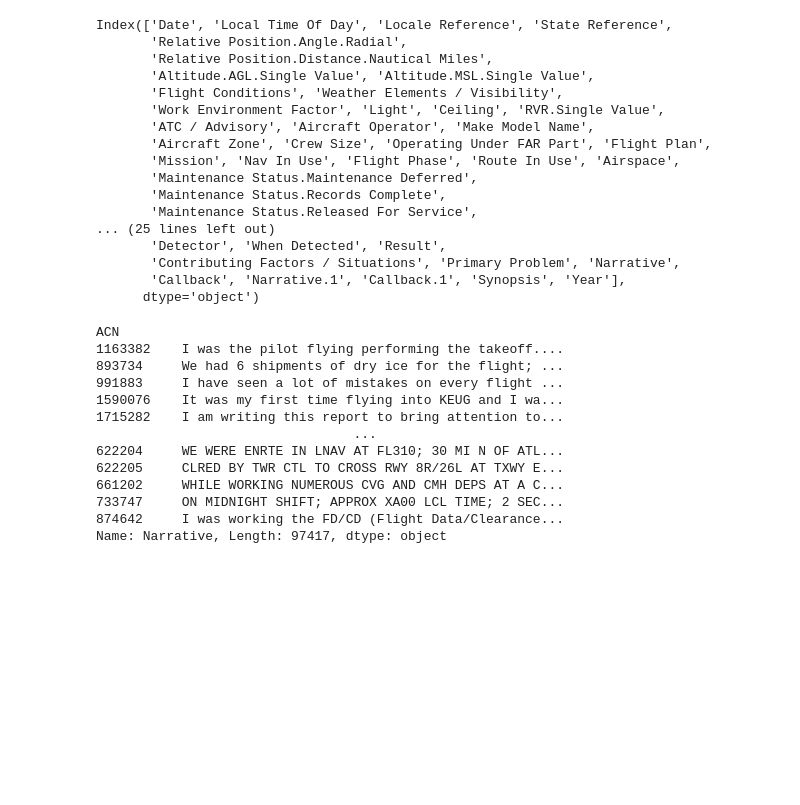
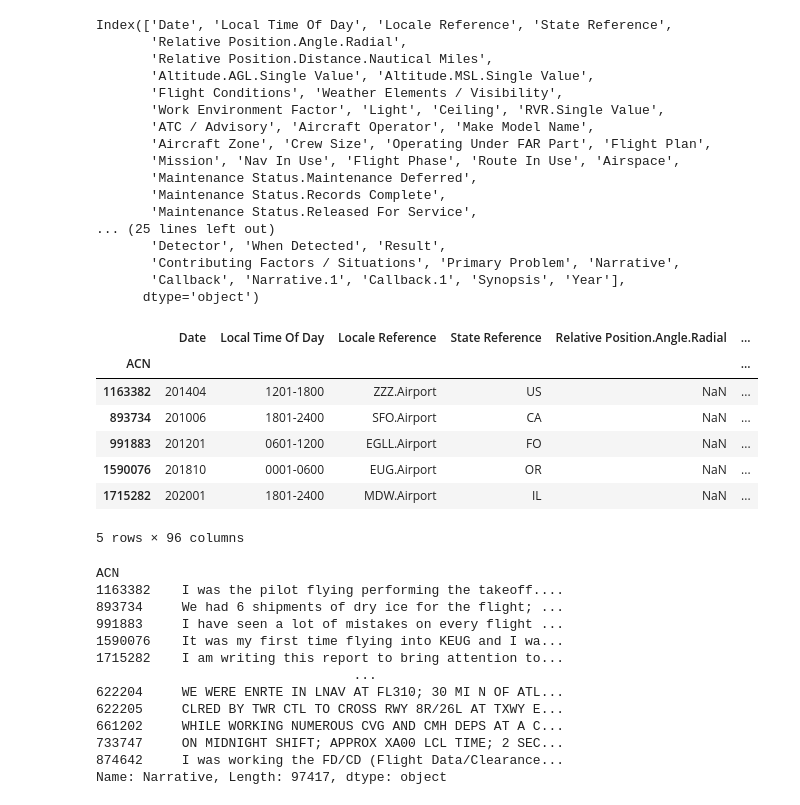
Before and after one commit to Gogonemnem/Safran-Project, a Jupyter notebook: Load data.ipynb, the cells around one changed output. Saved outputs shown, nothing was run; the diff lists cells and outputs as text; code cells hidden in the pictures; blank space fills up the shorter version.

```diff
--- a/Load data.ipynb
+++ b/Load data.ipynb
@@ -28,6 +28,17 @@ Index(['Date', 'Local Time Of Day', 'Locale Reference', 'State Reference',
        'Contributing Factors / Situations', 'Primary Problem', 'Narrative',
        'Callback', 'Narrative.1', 'Callback.1', 'Synopsis', 'Year'],
       dtype='object')
+# %%
+df.head()
+# %% [output]
+|  | Date | Local Time Of Day | Locale Reference | State Reference | Relative Position.Angle.Radial | ... |
+| ACN |  |  |  |  |  | ... |
+| 1163382 | 201404 | 1201-1800 | ZZZ.Airport | US | NaN | ... |
+| 893734 | 201006 | 1801-2400 | SFO.Airport | CA | NaN | ... |
+| 991883 | 201201 | 0601-1200 | EGLL.Airport | FO | NaN | ... |
+| 1590076 | 201810 | 0001-0600 | EUG.Airport | OR | NaN | ... |
+| 1715282 | 202001 | 1801-2400 | MDW.Airport | IL | NaN | ... |
+5 rows × 96 columns
 # %%
 Narrative =  df['Narrative']
 Narrative
```
Also changed, not shown: parts of 11 cells of this notebook, 2 other files.
